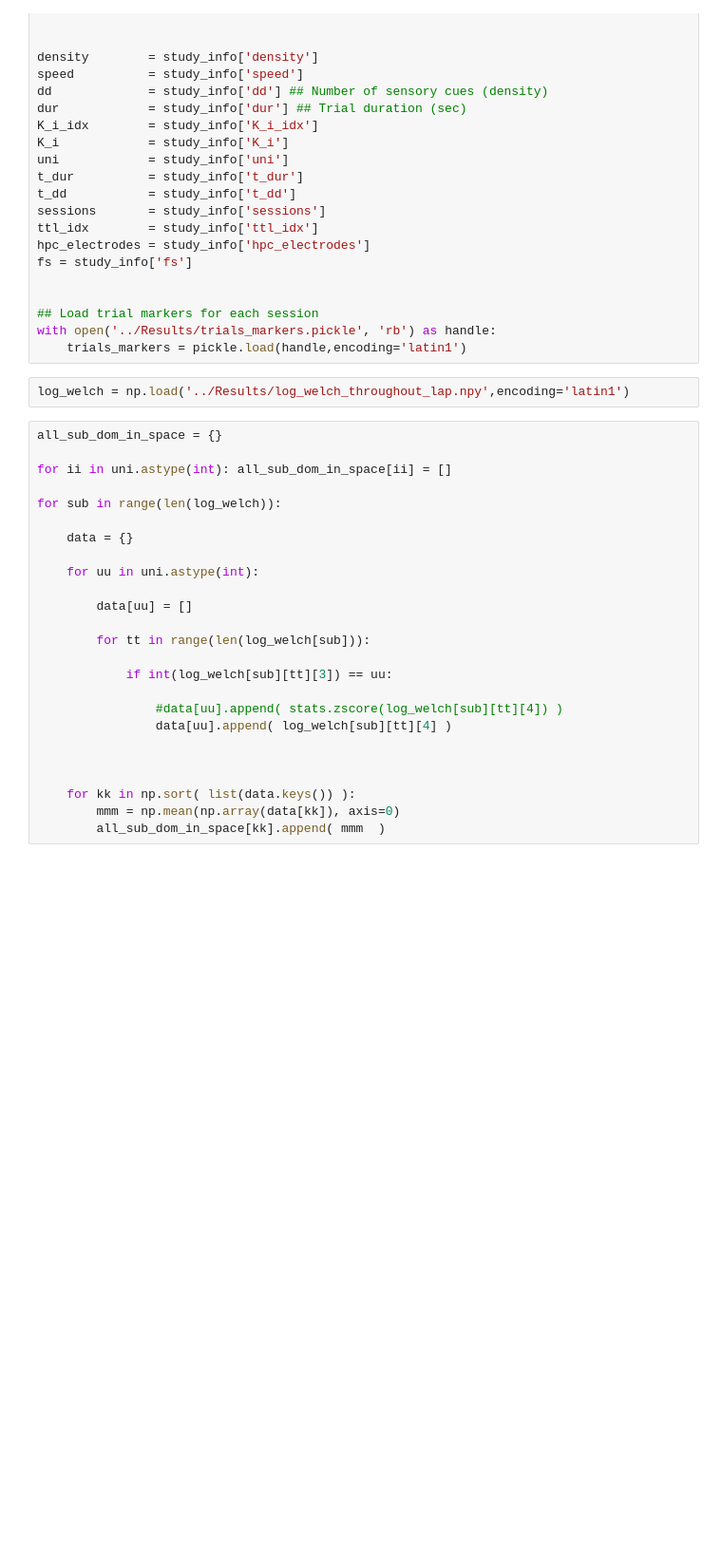
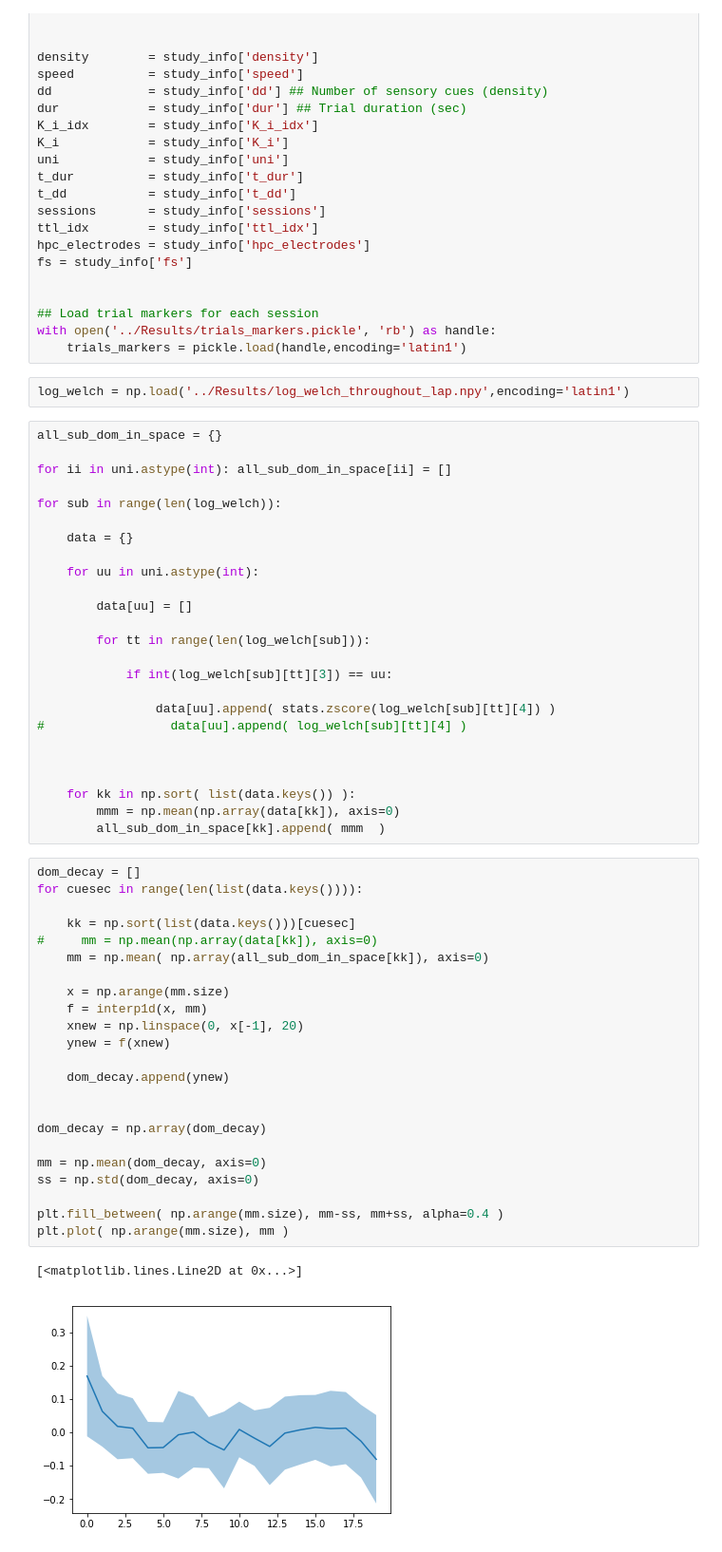
Before and after one commit to DiogoSantosPata/normaliser, a Jupyter notebook: Stats_on_dom_freq_throughout_lap.ipynb, the cells around one changed output. Shown: that part at 95% size. Cells and saved outputs as stored; diff of their text form; blank space fills up the shorter version.

```diff
--- a/Stats_on_dom_freq_throughout_lap.ipynb
+++ b/Stats_on_dom_freq_throughout_lap.ipynb
@@ -72,11 +73,37 @@ for sub in range(len(log_welch)):
 
             if int(log_welch[sub][tt][3]) == uu:
 
-                #data[uu].append( stats.zscore(log_welch[sub][tt][4]) )
-                data[uu].append( log_welch[sub][tt][4] )
+                data[uu].append( stats.zscore(log_welch[sub][tt][4]) )
+#                 data[uu].append( log_welch[sub][tt][4] )
 
 
 
     for kk in np.sort( list(data.keys()) ):
         mmm = np.mean(np.array(data[kk]), axis=0)
         all_sub_dom_in_space[kk].append( mmm  )
+# %%
+dom_decay = []
+for cuesec in range(len(list(data.keys()))):
+
+    kk = np.sort(list(data.keys()))[cuesec]
+#     mm = np.mean(np.array(data[kk]), axis=0)
+    mm = np.mean( np.array(all_sub_dom_in_space[kk]), axis=0)
+
+    x = np.arange(mm.size)
+    f = interp1d(x, mm)
+    xnew = np.linspace(0, x[-1], 20)
+    ynew = f(xnew)
+
+    dom_decay.append(ynew)
+
+
+dom_decay = np.array(dom_decay)
+
+mm = np.mean(dom_decay, axis=0)
+ss = np.std(dom_decay, axis=0)
+
+plt.fill_between( np.arange(mm.size), mm-ss, mm+ss, alpha=0.4 )
+plt.plot( np.arange(mm.size), mm )
+# %% [output]
+[<matplotlib.lines.Line2D at 0x...>]
+[figure, added]
```
Also changed, not shown: parts of 14 cells of this notebook, 5 other files.
